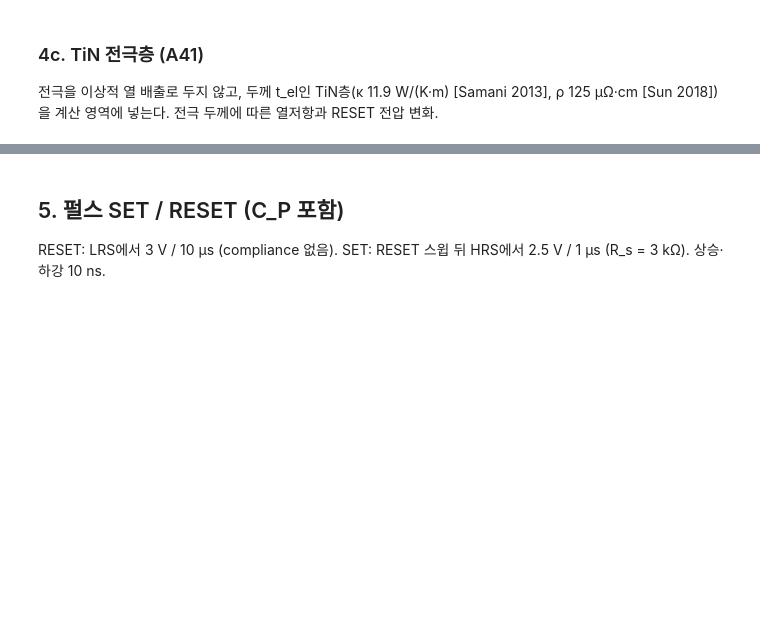
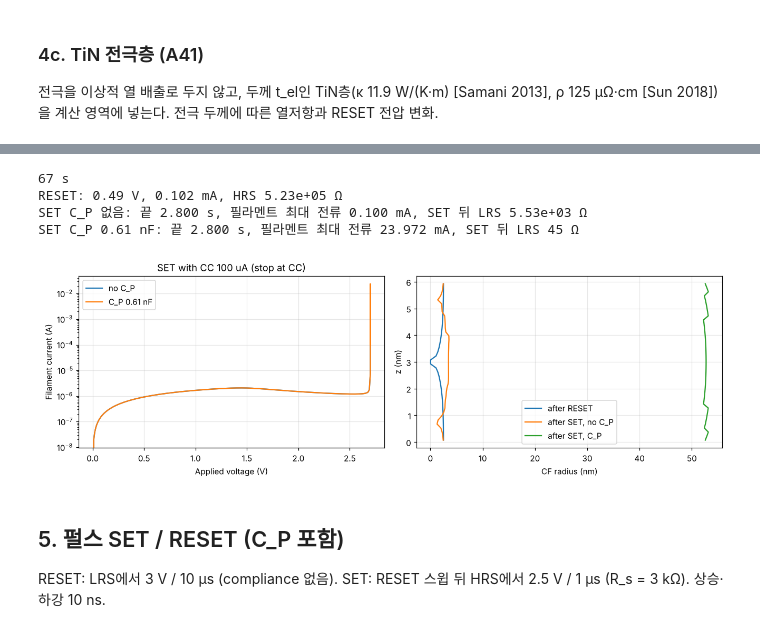
Before and after one commit to foggyjupiter/RNE-Stanford-Model, a Jupyter notebook: python/reference.ipynb, the cells around one changed output, grey strips where cells are left out. Drawn from its saved outputs; the diff is of its cells as text; code cells hidden in the pictures; blank space fills up the shorter version.

```diff
--- a/python/reference.ipynb
+++ b/python/reference.ipynb
@@ -243,3 +247,33 @@ t_el   100 nm: R  413.3 Ω, Rth 5.19e+05 K/W
+# %%
+P_our = replace(P, **rm.OUR_DEVICE)
+g_our = rm.make_grid(P_our)
+t0 = time.time()
+res_our_r = rm.simulate(rm.ramp_waveform("reset", 1.5, 1.0), None, P_our)
+rb_our_hrs = res_our_r.rb_end.copy()
+res_our_s = rm.simulate(rm.ramp_waveform("set", 5.0, 1.0), rb_our_hrs, P_our, i_cc=1e-4, cc_hold=0.1)
+res_our_cp = rm.simulate(rm.ramp_waveform("set", 5.0, 1.0), rb_our_hrs, P_our, i_cc=1e-4, cc_hold=0.1, include_cp=True, dvc_max=0.05)
+print(f"{time.time()-t0:.0f} s")
+k = int(np.argmax(res_our_r.i))
+print(f"RESET: {res_our_r.v_app[k]:.2f} V, {res_our_r.i[k]*1e3:.3f} mA, HRS {rm.read_resistance(rb_our_hrs, P_our):.3g} Ω")
+for r, lab in [(res_our_s, "C_P 없음"), (res_our_cp, "C_P 0.61 nF")]:
+	print(f"SET {lab}: 끝 {r.t[-1]:.3f} s, 필라멘트 최대 전류 {np.max(np.abs(r.info['i_cell']))*1e3:.3f} mA, SET 뒤 LRS {rm.read_resistance(r.rb_end, P_our):.3g} Ω")
+fig, ax = plt.subplots(1, 2, figsize=(12, 4))
+for r, lab in [(res_our_s, "no C_P"), (res_our_cp, "C_P 0.61 nF")]:
+	ax[0].semilogy(r.v_app, np.abs(r.info["i_cell"]), label=lab)
+ax[0].set(xlabel="Applied voltage (V)", ylabel="Filament current (A)", title="SET with CC 100 uA (stop at CC)")
+ax[0].legend()
+ax[1].plot(rb_our_hrs * 1e9, g_our.zc * 1e9, label="after RESET")
+ax[1].plot(res_our_s.rb_end * 1e9, g_our.zc * 1e9, label="after SET, no C_P")
+ax[1].plot(res_our_cp.rb_end * 1e9, g_our.zc * 1e9, label="after SET, C_P")
+ax[1].set(xlabel="CF radius (nm)", ylabel="z (nm)")
+ax[1].legend()
+plt.tight_layout()
+# %% [output]
+67 s
+RESET: 0.49 V, 0.102 mA, HRS 5.23e+05 Ω
+SET C_P 없음: 끝 2.800 s, 필라멘트 최대 전류 0.100 mA, SET 뒤 LRS 5.53e+03 Ω
+SET C_P 0.61 nF: 끝 2.800 s, 필라멘트 최대 전류 23.972 mA, SET 뒤 LRS 45 Ω
+[figure, added]
 # %% [markdown]
 ## 5. 펄스 SET / RESET (C_P 포함)
 
```
Also changed, not shown: parts of 9 cells of this notebook, 18 other files.
